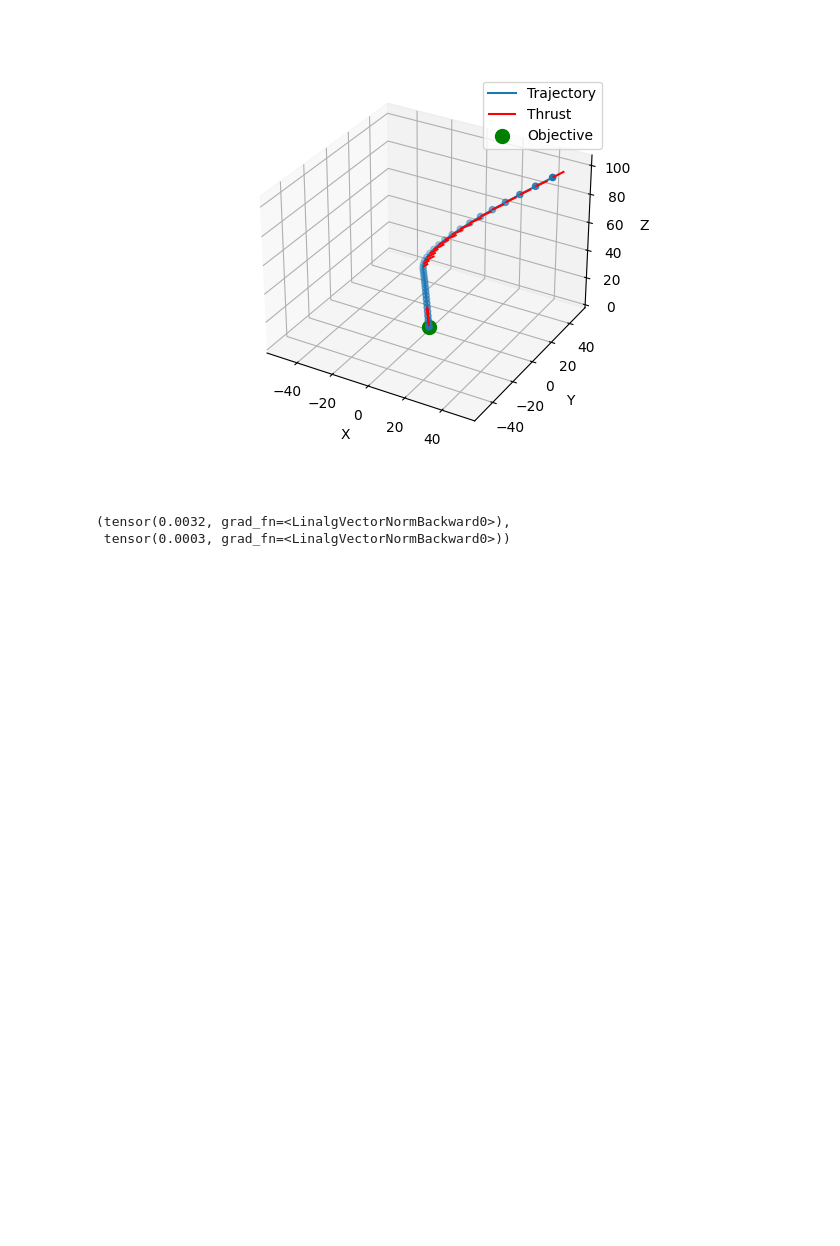
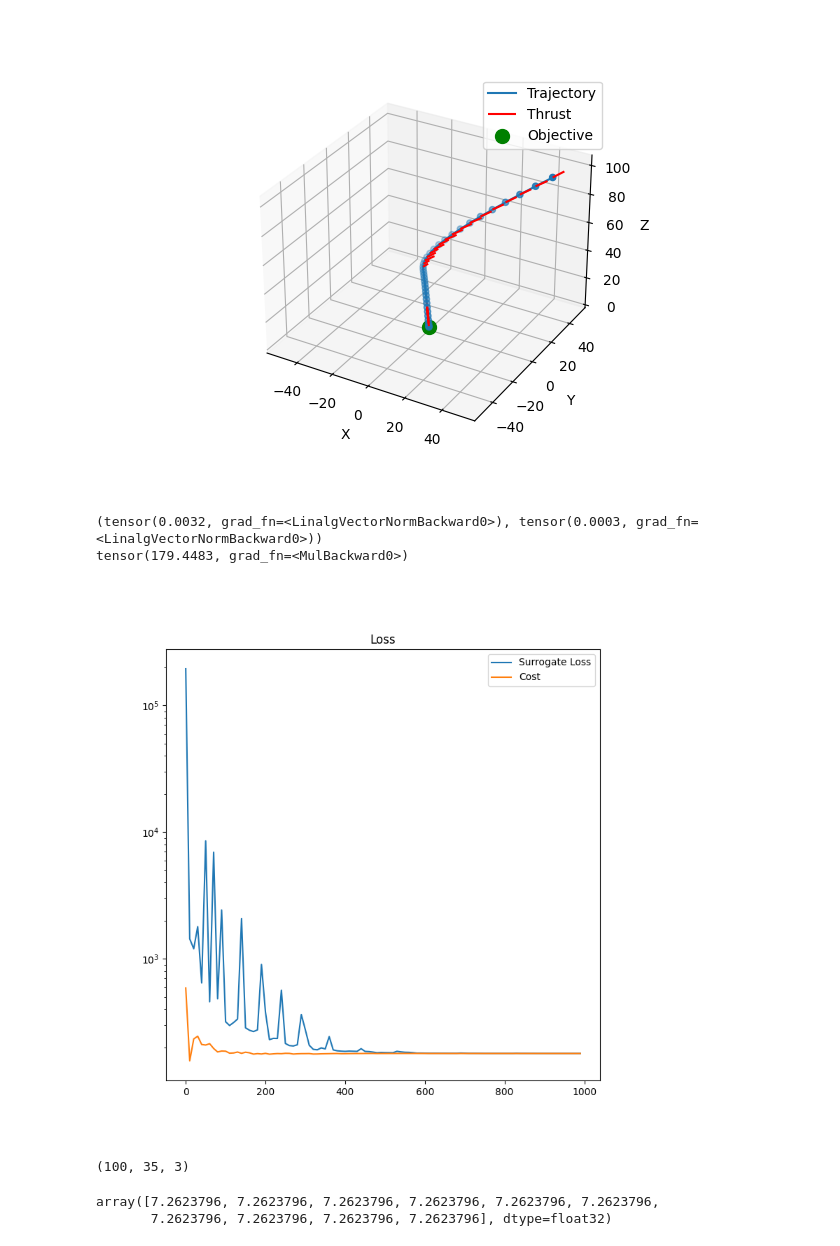
Before and after one commit to dani2442/ConcursoModelizacion2023, a Jupyter notebook: notebooks/solucion_1_gradient_descent.ipynb, the cells around one changed output. Saved outputs shown, nothing was run; the diff lists cells and outputs as text; code cells hidden in the pictures; blank space fills up the shorter version.

```diff
--- a/notebooks/solucion_1_gradient_descent.ipynb
+++ b/notebooks/solucion_1_gradient_descent.ipynb
@@ -13,4 +13,33 @@ from gradient_descent import Environment, Agent, ConstrainedLoss, CostLoss, Dist
 from utils import plot_location
+# %%
+def optimize(env, agent, loss, loss2, optim, scheduler=None, iters=10000, verbose=True):
+    losses_1, losses_2 = [], []
+    params = []
+
+    for i in range(iters):
+        f = agent()
+        p, v = env(f)
+        l = loss(f, p, v)
+
+        optim.zero_grad()
+        l.backward(retain_graph=True)
+
+        torch.nn.utils.clip_grad_norm_(agent.parameters(), 10.)
+        optim.step()
+
+        if scheduler is not None:
+            scheduler.step()
+
+        if verbose and i%10==0:
+            l1 = l.item()
+            losses_1 += [l1]
+            losses_2 += [loss2(f, p, v).item()]
+            param = f.detach().numpy()
+            params += [param]
+
+            print(l1, scheduler.get_last_lr())
+
+    return losses_1, losses_2, params
 # %%
 K=35
 dt = 1.
@@ -26,8 +55,9 @@ agent = Agent(K)
 env = Environment(dt, gamma, g, m, p_0, v_0)
 # %%
 loss = ConstrainedLoss(dt, gamma, F_max, alpha)
+loss2 = CostLoss(dt, gamma)
 optim = torch.optim.RMSprop(agent.parameters(), lr=1e-0)
 scheduler = torch.optim.lr_scheduler.ExponentialLR(optim, gamma=0.99)
 # %%
-optimize(env, agent, loss, optim, scheduler, iters=1000)
+losses_1, losses_2, params = optimize(env, agent, loss, loss2, optim, scheduler, iters=1000)
 # %% [output]
@@ -57,5 +80,6 @@ d_loss = DistanceLoss()
-# %%
-d_loss(f, p, v)
-# %% [output]
-(tensor(0.0032, grad_fn=<LinalgVectorNormBackward0>),
- tensor(0.0003, grad_fn=<LinalgVectorNormBackward0>))
+# %%
+print(d_loss(f, p, v))
+print(c_loss(f, p, v))
+# %% [output]
+(tensor(0.0032, grad_fn=<LinalgVectorNormBackward0>), tensor(0.0003, grad_fn=<LinalgVectorNormBackward0>))
+tensor(179.4483, grad_fn=<MulBackward0>)
@@ -61,0 +89,12 @@ d_loss(f, p, v)
+# %%
+fig, ax = plt.subplots(figsize=(8, 8))
+ax.plot(np.arange(0,1000,10), losses_1, label='Surrogate Loss')
+ax.plot(np.arange(0,1000,10), losses_2, label='Cost')
+ax.set_title('Loss')
+ax.set_yscale('log')
+
+ax.legend()
+plt.savefig("images/loss_v2.pdf", format="pdf", bbox_inches="tight")
+plt.show()
+# %% [output]
+[figure, added]
@@ -61,0 +103,9 @@ d_loss(f, p, v)
+# %%
+params_np.shape
+# %% [output]
+(100, 35, 3)
+# %%
+params_np[:10,0,0]
+# %% [output]
+array([7.2623796, 7.2623796, 7.2623796, 7.2623796, 7.2623796, 7.2623796,
+       7.2623796, 7.2623796, 7.2623796, 7.2623796], dtype=float32)
```
Also changed, not shown: parts of 6 cells of this notebook, 25 other files.
